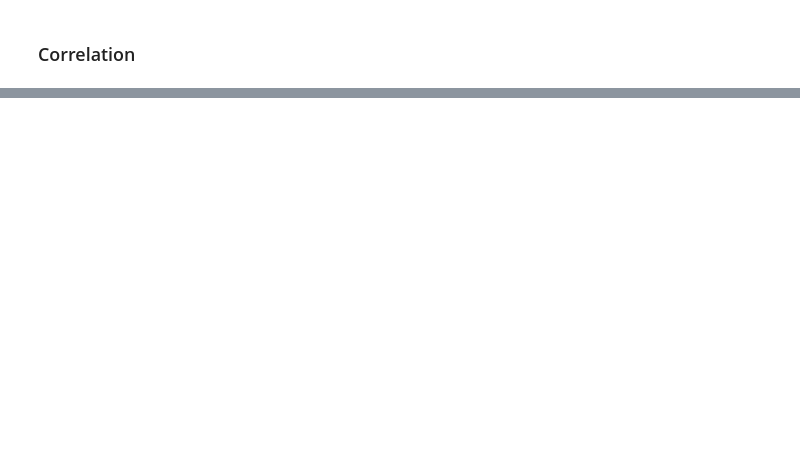
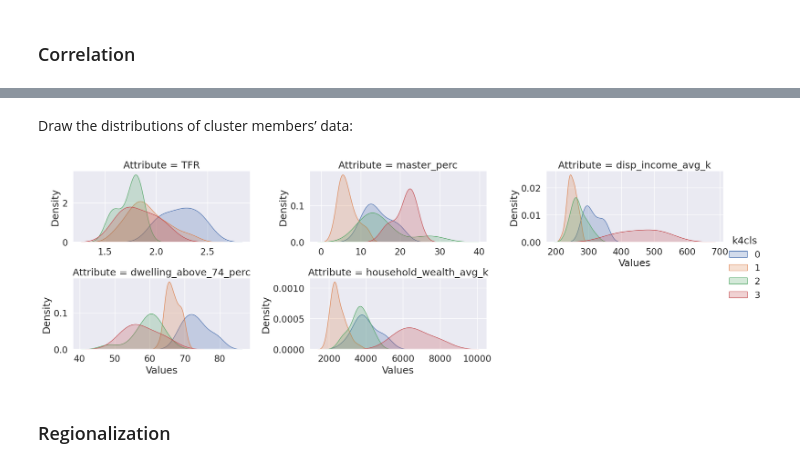
Before and after one commit to agnesutovaite/geospatial, a Jupyter notebook: project_notebook.ipynb, the cells around one changed output, grey strips where cells are left out. Drawn from its saved outputs; the diff is of its cells as text; code cells hidden in the pictures; blank space fills up the shorter version.

```diff
--- a/project_notebook.ipynb
+++ b/project_notebook.ipynb
@@ -482,0 +593,4 @@ data[['TFR', 'master_perc_st', 'disp_income_avg_k_st', 'dwelling_above_74_perc_s
+# %%
+# scale data
+for c in cols:
+    gdf[c+'_scaled'] = robust_scale(gdf[c])
@@ -482,0 +668,36 @@ data[['TFR', 'master_perc_st', 'disp_income_avg_k_st', 'dwelling_above_74_perc_s
+# %% [markdown]
+Draw the distributions of cluster members’ data:
+# %%
+# Index on cluster ID
+tidy_db = gdf.set_index('k4cls')
+# Keep only variables used for clustering
+tidy_db = tidy_db[cols]
+# Stack column names into a column
+tidy_db = tidy_db.stack()
+# Take indices into proper columns
+tidy_db = tidy_db.reset_index()
+# Rename column names
+tidy_db = tidy_db.rename(
+    columns={"level_1": "Attribute", 0: "Values"}
+)
+
+
+
+# Scale fonts
+sns.set(font_scale=1.5)
+# Setup the facets
+facets = sns.FacetGrid(
+    data=tidy_db,
+    col="Attribute",
+    hue='k4cls',
+    sharey=False,
+    sharex=False,
+    aspect=2,
+    col_wrap=3,
+)
+
+facets.map(sns.kdeplot, "Values", fill=True,warn_singular=False).add_legend();
+# %% [output]
+[figure, added]
+# %% [markdown]
+### Regionalization
```
Also changed, not shown: parts of 39 cells of this notebook, 6 other files.
